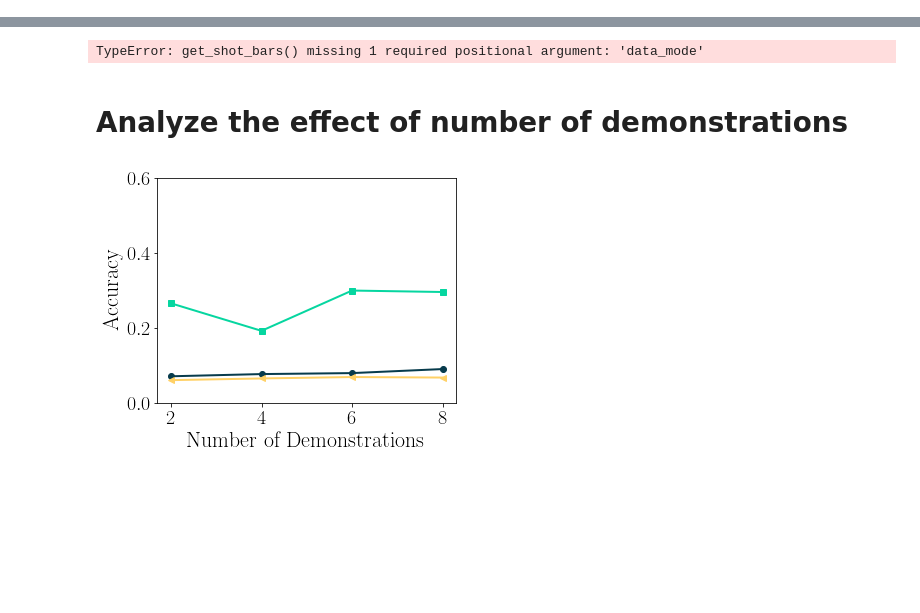
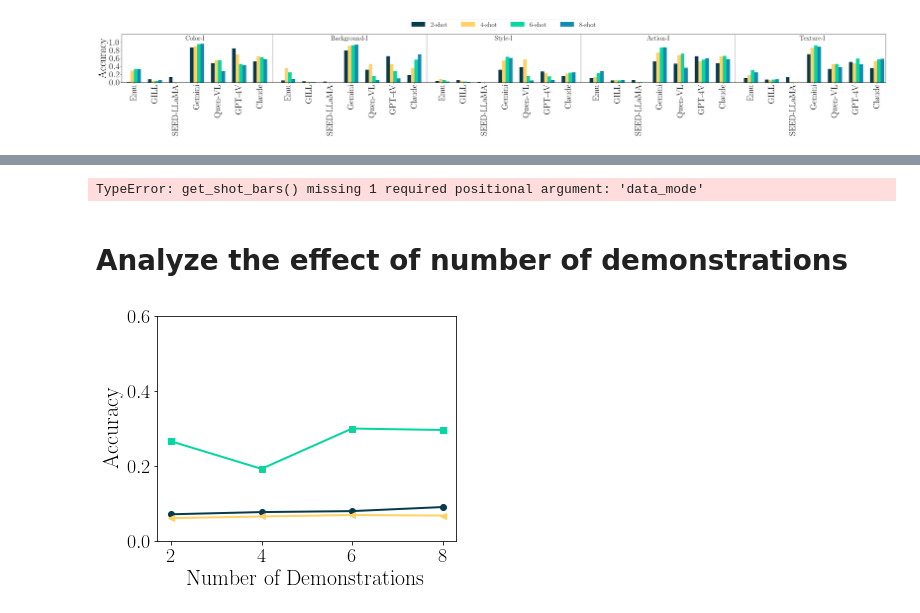
Before and after one commit to UW-Madison-Lee-Lab/CoBSAT, a Jupyter notebook: analysis/plot.ipynb, the cells around one changed output, grey strips where cells are left out. Drawn from its saved outputs; the diff is of its cells as text; code cells hidden in the pictures; blank space fills up the shorter version.

```diff
--- a/analysis/plot.ipynb
+++ b/analysis/plot.ipynb
@@ -266,0 +276,94 @@ for model_mode in ['image', 'text']:
+# %%
+data_mode = 'default'
+prompt_type = 'default'
+model_mode = 'text'
+for task_inference in ['object', 'detail']:
+    bar_width = 2.5
+    # ask_inference = task_inference
+    # model_mode = model_mode
+    width, height = 35, 8
+    # prompt_type = prompt_type
+    metric = 'overall'
+    wspace = 5
+    barspace = 15
+
+    r1_data = get_shot_bars(
+        num_shot = 2,
+        task_inference = task_inference,
+        model_mode = model_mode,
+        metric = metric,
+        prompt_type = prompt_type,
+        data_mode = data_mode,
+    )
+    r1_data = [{'position': barspace*i + wspace*(i//len(model_dict[model_mode])), **r1_data.iloc[i]} for i in range(len(r1_data))]
+
+
+    r2_data = get_shot_bars(
+        num_shot = 4,
+        task_inference = task_inference,
+        model_mode = model_mode,
+        metric = metric,
+        prompt_type = prompt_type,
+        data_mode = data_mode,
+    )
+    r2_data = [{'position': barspace*i + wspace*(i//len(model_dict[model_mode])) + bar_width, **r2_data.iloc[i]} for i in range(len(r2_data))]
+
+    r3_data = get_shot_bars(
+        num_shot = 6,
+        task_inference = task_inference,
+        model_mode = model_mode,
+        metric = metric,
+        prompt_type = prompt_type,
+        data_mode = data_mode,
+    )
+    r3_data = [{'position': barspace*i + wspace*(i//len(model_dict[model_mode])) + 2 * bar_width, **r3_data.iloc[i]} for i in range(len(r3_data))]
+
+    r4_data = get_shot_bars(
+        num_shot = 8,
+        task_inference = task_inference,
+        model_mode = model_mode,
+        metric = metric,
+        prompt_type = prompt_type,
+        data_mode = data_mode,
+    )
+    r4_data = [{'position': barspace*i + wspace*(i//len(model_dict[model_mode])) + 3 * bar_width, **r4_data.iloc[i]} for i in range(len(r4_data))]
+
+
+    fig, ax = plt.subplots(nrows = 1, ncols = 1)
+    fig.subplots_adjust(left=0.025, bottom=.51, right=0.999, top=.78, wspace=0, hspace = 0.3) #margin of the figure
+    fig.set_size_inches(width, height)
+
+    xticks, xticklabels = [], []
+    for i, (v1, v2, v3, v4) in enumerate(zip(r1_data, r2_data, r3_data, r4_data)):
+        ax.bar(v1['position'], v1['acc'], width = bar_width, color = colors[0], label = '2-shot')
+        ax.bar(v2['position'], v2['acc'], width = bar_width, color = colors[1], label = '4-shot')
+        ax.bar(v3['position'], v3['acc'], width = bar_width, color = colors[2], label = '6-shot')
+        ax.bar(v4['position'], v4['acc'], width = bar_width, color = colors[3], label = '8-shot')
+        xticks.append((v2['position'] + v3['position'])/2)
+        xticklabels.append(model_dict[model_mode][v3['model']])
+
+        if i % len(model_dict[model_mode]) == (len(model_dict[model_mode])-1)//2:
+            ax.text(v2['position'], 1.05, v2['task'], fontsize=22, fontweight='bold', ha='center')
+
+        if i % len(model_dict[model_mode]) == (len(model_dict[model_mode])-1):
+            if not i // len(model_dict[model_mode]) == 4:
+                ax.axvline(x=v4['position'] + wspace, color='grey', linestyle='-', linewidth=1)
+
+        # add legend
+        if i == 0:
+            ax.legend(loc='upper center', bbox_to_anchor=(0.5, 1.38), ncol=4, fontsize=22)
+
+    ax.set_xticks(xticks)
+    ax.set_xlim(-wspace, wspace + barspace*(len(r1_data)-1) + wspace*(len(r1_data)//len(model_dict[model_mode])))
+    # break the line of the xticklabels
+    ax.set_xticklabels(xticklabels, rotation = 90)
+    ax.set_yticks(np.arange(0, 1.2, 0.2))
+    # set ylabel
+    ax.set_ylim(0,1.2)
+    ax.set_ylabel('Accuracy', fontsize=35)
+    save_path = f'{root_dir}/figures/{task_inference}_inference_m_{prompt_type}_{model_mode}.pdf'
+    os.makedirs(os.path.dirname(save_path), exist_ok=True)
+    fig.savefig(save_path)
+    plt.show()
+# %% [output]
+[figure, added]
```
Also changed, not shown: parts of 11 cells of this notebook.
